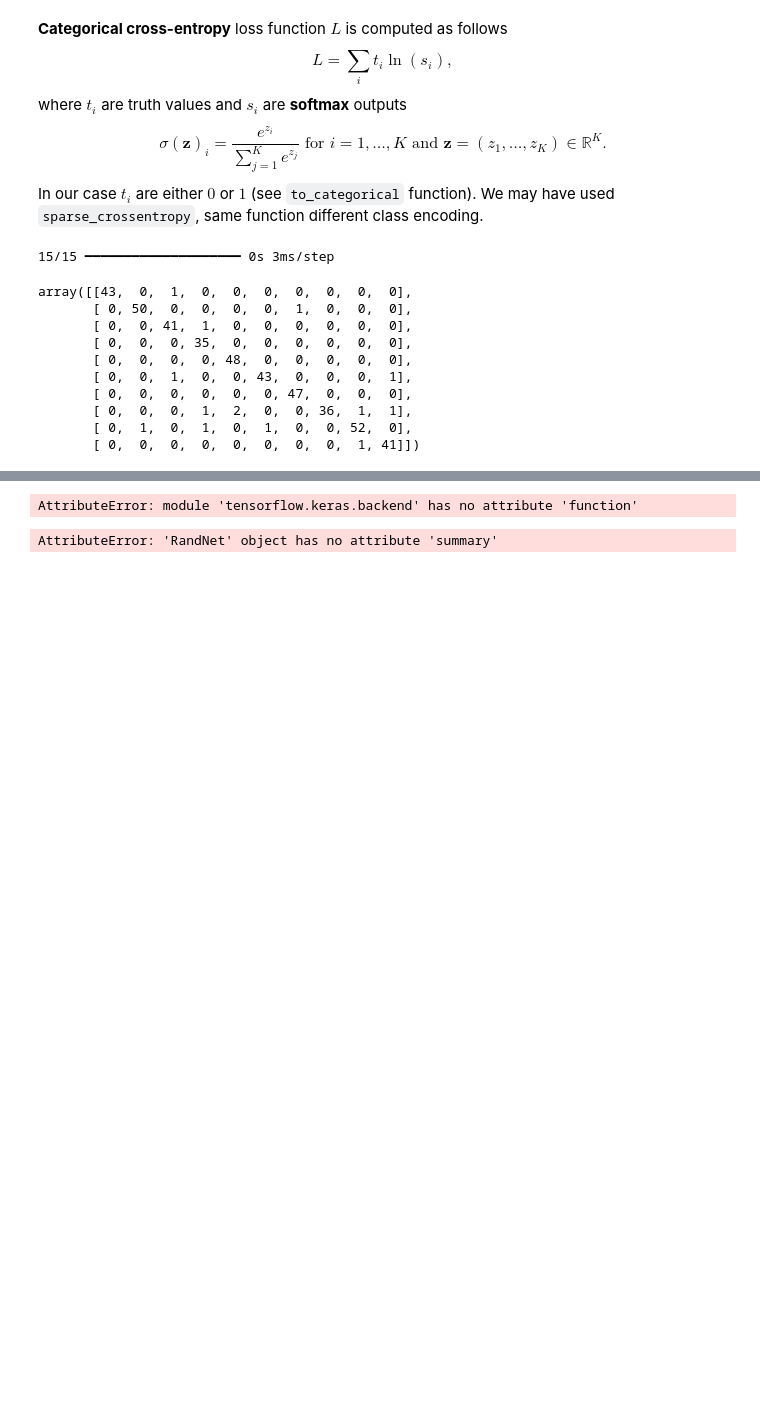
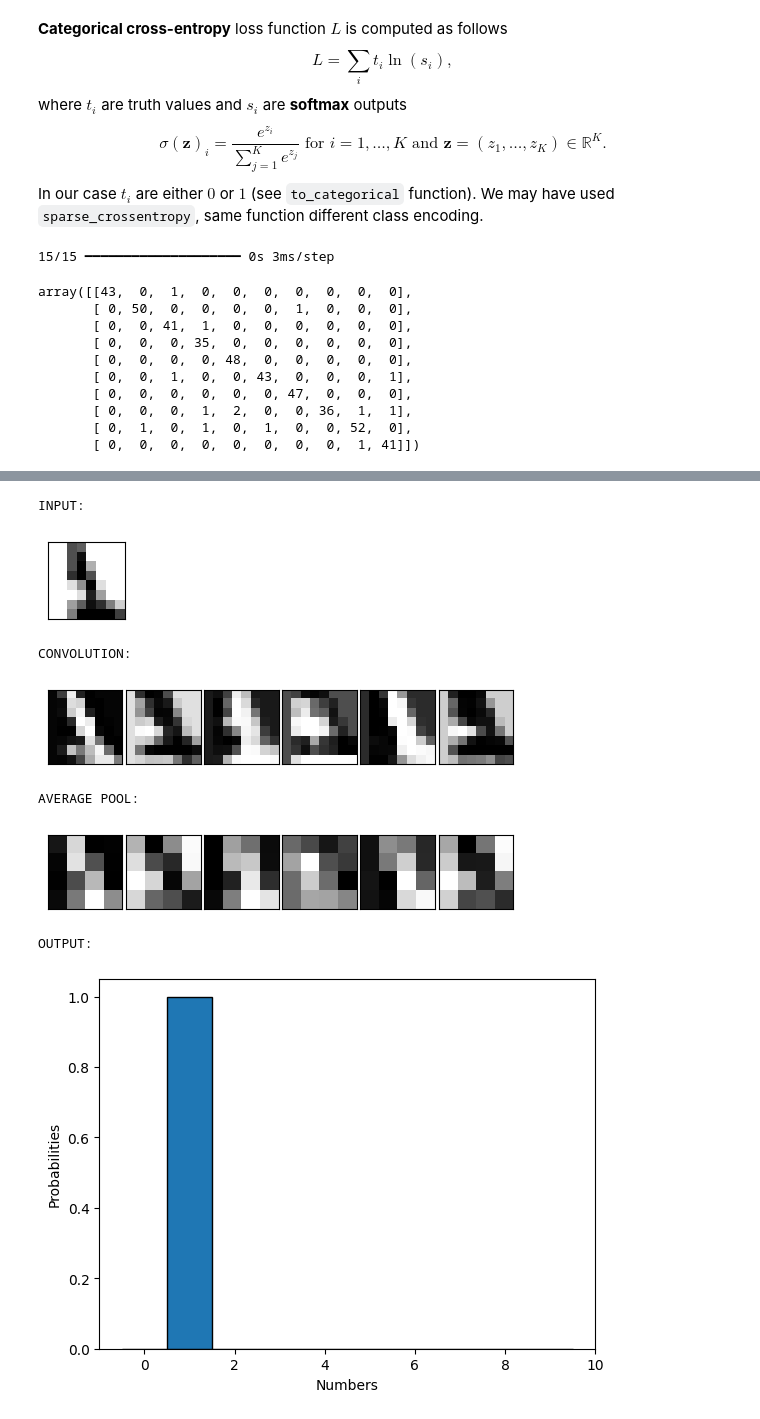
Before and after one commit to fbeilstein/presentations, a Jupyter notebook: presentation_for_October_31_2024.ipynb, the cells around one changed output, grey strips where cells are left out. Drawn from its saved outputs; the diff is of its cells as text; code cells hidden in the pictures; blank space fills up the shorter version.

```diff
--- a/presentation_for_October_31_2024.ipynb
+++ b/presentation_for_October_31_2024.ipynb
@@ -226,0 +226,18 @@ array([[43,  0,  1,  0,  0,  0,  0,  0,  0,  0],
+# %%
+import torch.optim as optim
+
+criterion = nn.CrossEntropyLoss()  # Example for classification tasks
+optimizer = optim.Adam(model.parameters(), lr=0.001)
+
+# Training loop
+num_epochs = 4000
+for epoch in range(num_epochs):
+  model.train()
+  optimizer.zero_grad()
+  _, _, _, outputs = model(X_trainT)
+  loss = criterion(outputs, y_trainT)
+  loss.backward()
+  optimizer.step()
+  epoch_loss = loss.item()
+  if epoch % 100 == 0:
+    print(f"Epoch {epoch+1}/{num_epochs}, Loss: {epoch_loss:.4f}")
@@ -227,61 +314,40 @@ array([[43,  0,  1,  0,  0,  0,  0,  0,  0,  0],
 # %%
-input = X_test
 idx = 0
-
-import tensorflow.keras.backend as K
-import matplotlib.pyplot as plt
-
-conv_outs = K.function(inputs=model.input,
-                       outputs=model.layers[0].output)(input)
-pool_outs = K.function(inputs=model.input,
-                       outputs=model.layers[1].output)(input)
-model_outs = model.predict(input)
-
+conv_outs, pool_outs, flat_outs, outputs = model(X_trainT)
 
 print("INPUT:")
 fig, ax = plt.subplots(1, 1, figsize=(1, 1), subplot_kw=dict(xticks=[], yticks=[]))
-ax.imshow(input[idx], cmap='binary')
+ax.imshow(np.transpose(X_trainT[idx], (1, 2, 0)), cmap='binary')
 plt.show()
 
 print('CONVOLUTION:')
 fig, ax = plt.subplots(1, 6, figsize=(6, 1), subplot_kw=dict(xticks=[], yticks=[]))
 fig.subplots_adjust(hspace=0.05, wspace=0.05)
 for i, axi in enumerate(ax.flat):
-  axi.imshow(conv_outs[idx, :, :, i], cmap='binary')
+  axi.imshow(conv_outs.detach().numpy()[idx, i, :, :], cmap='binary')
 plt.show()
 
 print('AVERAGE POOL:')
 fig, ax = plt.subplots(1, 6, figsize=(6, 1), subplot_kw=dict(xticks=[], yticks=[]))
 fig.subplots_adjust(hspace=0.05, wspace=0.05)
 for i, axi in enumerate(ax.flat):
-  axi.imshow(pool_outs[idx, :, :, i], cmap='binary')
+  axi.imshow(pool_outs.detach().numpy()[idx, i, :, :], cmap='binary')
 plt.show()
 
 print('OUTPUT:')
-print(model_outs[idx]);
+bin_edges = [x - 0.5 for x in range(11)]
+bar_heights = outputs[idx].detach().numpy()
+bar_widths = [1] * 10
+plt.bar(bin_edges[:-1], bar_heights, width=bar_widths, align='edge', edgecolor='black')
+plt.xlabel('Numbers')
+plt.ylabel('Probabilities')
+plt.show()
 # %% [output]
-AttributeError: module 'tensorflow.keras.backend' has no attribute 'function'
+INPUT:
+[figure, added]
+CONVOLUTION:
+[figure, added]
+AVERAGE POOL:
+[figure, added]
+OUTPUT:
+[figure, added]
-# %%
-import torch
-import torch.nn as nn
-import torch.nn.functional as F
-
-class RandNet(nn.Module):
-    def __init__(self, input_shape, nb_classes):
-        super(RandNet, self).__init__()
-        self.conv = nn.Conv2d(in_channels=input_shape[0], out_channels=6, kernel_size=3, padding=1)
-        self.pool = nn.AvgPool2d(kernel_size=2, stride=2)
-        self.flatten = nn.Flatten()
-        self.fc = nn.Linear(6 * (input_shape[1] // 2) * (input_shape[2] // 2), nb_classes)  # Assuming 2D input shape
-
-    def forward(self, x):
-        conv_out = torch.tanh(self.conv(x))
-        pool_out = self.pool(conv_out)
-        flat_out = self.flatten(pool_out)
-        out = F.softmax(self.fc(flat_out), dim=1)
-        return conv_out, pool_out, flat_out, out
-
-model = RandNet(X_train[0].shape, 10)
-model.summary()
-# %% [output]
-AttributeError: 'RandNet' object has no attribute 'summary'
```
Also changed, not shown: parts of 11 cells of this notebook.
